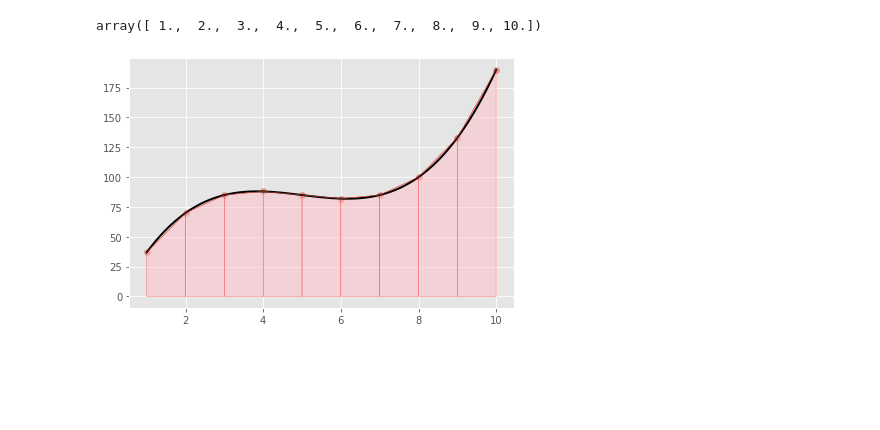
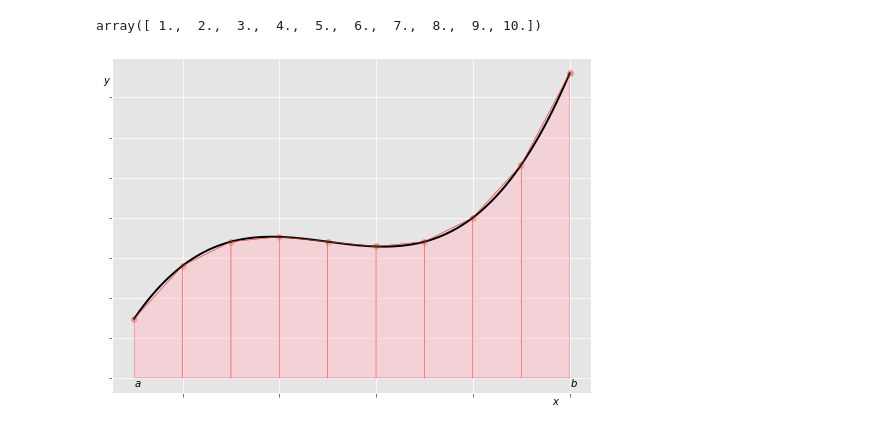
Before and after one commit to VChuzlov/Pascal-labs, a Jupyter notebook: 2021/LB-15/int_methods.ipynb, the cells around one changed output. Drawn from its saved outputs; the diff is of its cells as text; code cells hidden in the pictures; blank space fills up the shorter version.

```diff
--- a/2021/LB-15/int_methods.ipynb
+++ b/2021/LB-15/int_methods.ipynb
@@ -39,5 +55,5 @@ def simps(f, x, n):
 # %%
-x = np.linspace(1, 10, 100)
+x = np.linspace(1, 10, 101)
 # %%
 n = 10
 h = (x[-1] - x[0]) / n
@@ -69,3 +85,28 @@ ax[1].bar(xb, yb, alpha=0.5, width=h, edgecolor='r')
 plt.tight_layout()
 # %% [output]
 [figure]
+# %%
+fig, ax = plt.subplots(figsize=(7, 5))
+
+# Make the shaded region
+ix = np.linspace(x[0], x[-1])
+iy = f1(ix)
+verts = [(x[0], 0), *zip(ix, iy), (x[-1], 0)]
+poly = Polygon(verts, facecolor='r', edgecolor='r', alpha=0.3)
+
+ax.plot(x, f1(x), linewidth=2, c='k')
+ax.add_patch(poly)
+
+ax.text(0.5 * (x[0] + x[-1]), 30, r"$\int_a^b f(x)\mathrm{d}x$",
+        horizontalalignment='center', fontsize=20)
+ax.text(x[0], -5, r'$a$')
+ax.text(x[-1], -5, r'$b$')
+
+fig.text(0.9, 0.01, '$x$')
+fig.text(0.01, 0.9, '$y$')
+
+ax.set_xticklabels(())
+ax.set_yticklabels(())
+
+plt.tight_layout()
+plt.savefig('int.svg')
@@ -90,26 +152,37 @@ x_tr
 # %% [output]
 array([ 1.,  2.,  3.,  4.,  5.,  6.,  7.,  8.,  9., 10.])
 # %%
+fig, ax = plt.subplots(figsize=(7, 5))
+
 plt.plot(x, f1(x), linewidth=2, c='k')
 plt.plot(x_tr, f1(x_tr), linewidth=0.5)
 
 y_tr = f1(x_tr)
 
 verts_list = []
 
 for i in range(9):
     verts_list.append([(x_tr[i], 0), (x_tr[i], y_tr[i]), (x_tr[i+1], y_tr[i+1]), (x_tr[i+1], 0)])
 
 for verts in verts_list:
     poly = Polygon(verts, facecolor='pink', edgecolor='r', alpha=0.5)
     plt.gca().add_patch(poly)
 
 plt.scatter(x_tr, f1(x_tr), alpha=0.5)
 
+ax.text(x[0], -5, r'$a$')
+ax.text(x[-1], -5, r'$b$')
+
+fig.text(0.9, 0.01, '$x$')
+fig.text(0.01, 0.9, '$y$')
+
+ax.set_xticklabels(())
+ax.set_yticklabels(())
+
 plt.tight_layout()
-plt.savefig('метод трапеций.pdf')
+plt.savefig('метод трапеций.svg')
 # %% [output]
-[figure, old version]
+[figure, new version]
 # %%
 s2 = simps(f, x, 100)
 # %%
```
Also changed, not shown: parts of 14 cells of this notebook, 13 other files.
